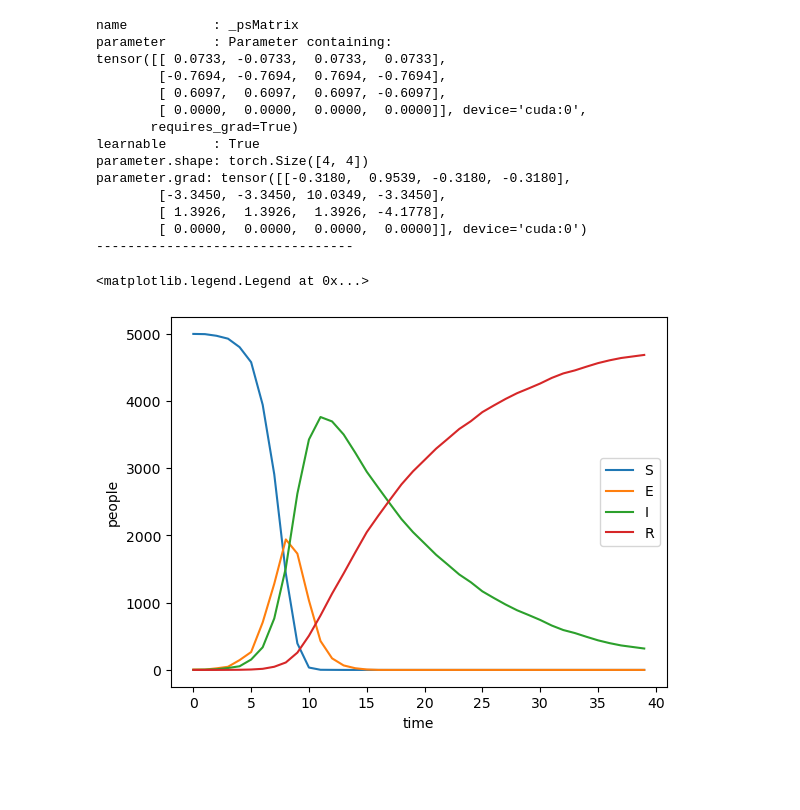
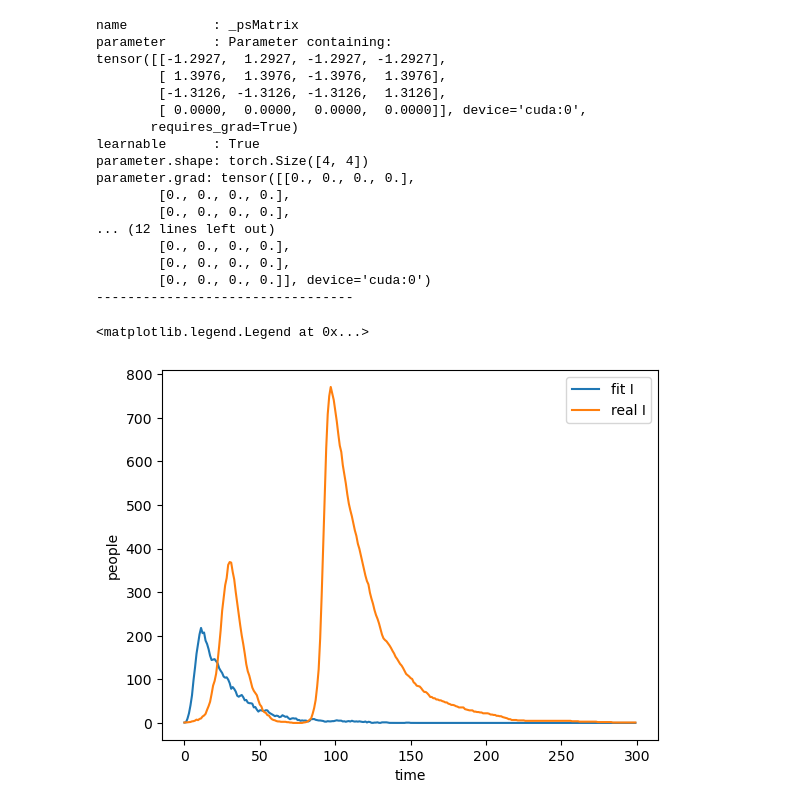
Before and after one commit to bizhili/Epi_fit, a Jupyter notebook: 10_1_epis_fit/script/test_muti_inference.ipynb, the cells around one changed output. Cells and saved outputs as stored; diff of their text form; code cells hidden in the pictures; blank space fills up the shorter version.

```diff
--- a/10_1_epis_fit/script/test_muti_inference.ipynb
+++ b/10_1_epis_fit/script/test_muti_inference.ipynb
@@ -52,7 +66,7 @@ def sim(timeHorizon, model: EPIS_dense):
   populationExpectations= []
   statisticInfecteds=[]
   for i in range(timeHorizon):
-    populationNumber, populationExpectation, statisticI= model.inference()
+    populationNumber, statisticI, populationExpectation= model()
     populationNumbers.append(populationNumber)
     populationExpectations.append(populationExpectation)
     statisticInfecteds.append(statisticI)
@@ -90,7 +106,9 @@ torch.Size([365, 4])
 # %%
 populationNumberPlot= realData.cpu().detach()
 statisticInfectedsPlot= statisticInfecteds.cpu().detach()
+expectationPlot= expectation.cpu().detach()
 plt.plot(statisticInfectedsPlot, label='I')
+#plt.plot(expectationPlot, label="E")
 #plt.plot(populationNumberPlot[:, 2], label="I2")
 plt.xlabel("time")
 plt.ylabel("People")
@@ -101,19 +119,28 @@ plt.legend()
 # %%
-realData.requires_grad_(True)
-psFit= torch.tensor([[0, 0, 0, 0],
+#realData.requires_grad_(True)
+expectation.requires_grad_(True)
+statisticInfecteds= statisticInfecteds.to(torch.float32)
+statisticInfecteds.requires_grad_(True)
+psFit1= torch.tensor([[0, 0, 0, 0],
                      [0, 0, 0.0, 0],
                      [0, 0, 0, 0.0],
                      [0.0, 0, 0, 0]], device=device)
+psFit2= torch.tensor([[0, 0, 0, 0],
+                     [0, 0, 0.0, 0],
+                     [0, 0, 0, 0.0],
+                     [0.0, 0, 0, 0]], device=device)
+psFits=[psFit1, psFit2]
 cc= torch.tensor([  [0, 1, 0, 0],
                     [0, 0, 1, 0],
                     [0, 0, 0, 1],
                     [0, 0, 0, 0]], device=device)
-populationFit= create_population.population(n, device)
-modelFit= fit_model.EPI_dense(contact, psFit, populationFit, device, train=True, cc=cc, recursive=True)
+populationsFit= create_population.populations(n, 2, device)
+modelFit= EPIS_dense(contact, psFits, populationsFit, firstTs, device, train=True, cc=cc, recursive=True)
 lossFn = torch.nn.MSELoss(reduction='sum')
+
 optimizer = torch.optim.Adam(modelFit.parameters(), lr=3e-1)
 # %%
-fitPinfs=[]
+#fitPinfs=[]
 #1. choose a better optimiser
 #2. bigmodel learn intrinsic, gradient easy model !!!
 #3. adaptive constraint?
@@ -121,14 +148,14 @@ fitPinfs=[]
 losses= []
 for i in tqdm(range(500)):
     optimizer.zero_grad()
-    fitPinfs.append(modelFit.get_psMatrix())
-    populationFit= create_population.population(n, device)
-    modelFit.reset_population(populationFit)
-    fitPopulation, expectation = sim(timeHorizon, modelFit)
+    #fitPinfs.append(modelFit.get_psMatrix())
+    populationsFit= create_population.populations(n, 2, device)
+    modelFit.reset_populations(populationsFit)
+    _ , expectationFit, _ = sim(timeHorizon, modelFit)
     #loss= lossFn(expectation, realData)/n/timeHorizon
-    loss= lossFn(expectation[:, 2], realData[:, 2])/n/timeHorizon
+    loss= lossFn(expectationFit, expectation)/n/timeHorizon
     losses.append(loss.item())
     loss.backward(retain_graph=True)
     optimizer.step()
-print(modelFit.get_psMatrix())
+print(modelFit.get_psMatrices())
 # %% [output]
@@ -154,34 +181,39 @@ Text(0, 0.5, 'loss')
 # %%
-def print_model_parameters(model):
-    for name, parameter in model.named_parameters():
-        print('name           : {}'.format(name))
-        print('parameter      : {}'.format(parameter))
-        print('learnable      : {}'.format(parameter.requires_grad))
-        print('parameter.shape: {}'.format(parameter.shape))
-        print('parameter.grad: {}'.format(parameter.grad))
-        print('---------------------------------')
+def print_model_parameters(models):
+    for model in models._models:
+        for name, parameter in model.named_parameters():
+            print('name           : {}'.format(name))
+            print('parameter      : {}'.format(parameter))
+            print('learnable      : {}'.format(parameter.requires_grad))
+            print('parameter.shape: {}'.format(parameter.shape))
+            print('parameter.grad: {}'.format(parameter.grad))
+            print('---------------------------------')
 print_model_parameters(modelFit)
 # %% [output]
 name           : _psMatrix
 parameter      : Parameter containing:
-tensor([[ 0.0733, -0.0733,  0.0733,  0.0733],
-        [-0.7694, -0.7694,  0.7694, -0.7694],
-        [ 0.6097,  0.6097,  0.6097, -0.6097],
+tensor([[-1.2927,  1.2927, -1.2927, -1.2927],
+        [ 1.3976,  1.3976, -1.3976,  1.3976],
+        [-1.3126, -1.3126, -1.3126,  1.3126],
         [ 0.0000,  0.0000,  0.0000,  0.0000]], device='cuda:0',
        requires_grad=True)
 learnable      : True
 parameter.shape: torch.Size([4, 4])
-parameter.grad: tensor([[-0.3180,  0.9539, -0.3180, -0.3180],
-        [-3.3450, -3.3450, 10.0349, -3.3450],
-        [ 1.3926,  1.3926,  1.3926, -4.1778],
-        [ 0.0000,  0.0000,  0.0000,  0.0000]], device='cuda:0')
+parameter.grad: tensor([[0., 0., 0., 0.],
+        [0., 0., 0., 0.],
+        [0., 0., 0., 0.],
+... (12 lines left out)
+        [0., 0., 0., 0.],
+        [0., 0., 0., 0.],
+        [0., 0., 0., 0.]], device='cuda:0')
 ---------------------------------
 # %%
-populationNumberPlot2= fitPopulation.cpu().detach()
-plt.plot(populationNumberPlot2, label=['S', 'E', 'I', 'R'])
+expectationFitPlot= expectationFit.cpu().detach()
+plt.plot(expectationFitPlot, label='fit I')
+plt.plot(expectationPlot, label="real I")
 plt.xlabel("time")
 plt.ylabel("people")
 plt.legend()
 # %% [output]
 <matplotlib.legend.Legend at 0x...>
-[figure, old version]
+[figure, new version]
```
Also changed, not shown: parts of 5 cells of this notebook, 7 other files.
